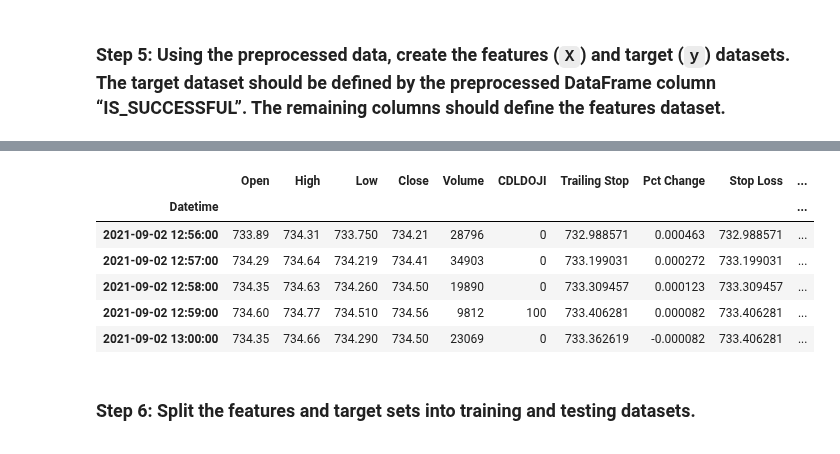
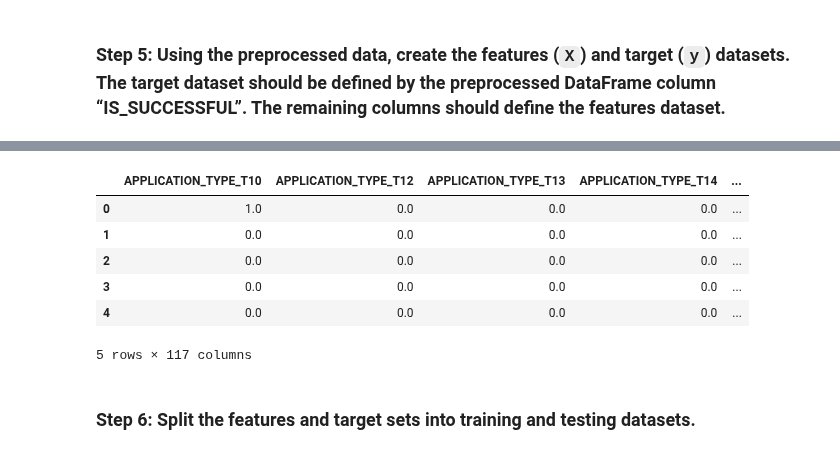
Before and after one commit to rdillens/Algo_Signals, a Jupyter notebook: venture_funding_with_deep_learning.ipynb, the cells around one changed output, grey strips where cells are left out. Saved outputs shown, nothing was run; the diff lists cells and outputs as text; code cells hidden in the pictures.

```diff
--- a/venture_funding_with_deep_learning.ipynb
+++ b/venture_funding_with_deep_learning.ipynb
@@ -76,0 +167,14 @@ Name: Trade Signal, dtype: int64
+# %%
+# Create a OneHotEncoder instance
+enc = OneHotEncoder(sparse=False)
+# %%
+# Encode the categorcal variables using OneHotEncoder
+encoded_data = enc.fit_transform(applicant_data_df[categorical_variables])
+# %%
+# Create a DataFrame with the encoded variables
+encoded_df = pd.DataFrame(
+    encoded_data,
+    columns = enc.get_feature_names(categorical_variables)
+)
+# Review the DataFrame
+display(encoded_df.head())
@@ -76,0 +193,6 @@ Name: Trade Signal, dtype: int64
+# %%
+# Add the numerical variables from the original DataFrame to the one-hot encoding DataFrame
+encoded_df = pd.concat([encoded_df, applicant_data_df['ASK_AMT']], axis=1)
+
+# Review the Dataframe
+display(encoded_df.head())
@@ -93,17 +222,17 @@ Name: Trade Signal, dtype: float64
 # %%
 # Define features set X by selecting all columns but IS_SUCCESSFUL
-X = indicators_df.drop(columns=['Trade Signal'])
+X = encoded_df
 
 # Review the features DataFrame
 display(X.head())
 # %% [output]
-|  | Open | High | Low | Close | Volume | CDLDOJI | Trailing Stop | Pct Change | Stop Loss | ... |
-| Datetime |  |  |  |  |  |  |  |  |  | ... |
-| 2021-09-02 12:56:00 | 733.89 | 734.31 | 733.750 | 734.21 | 28796 | 0 | 732.988571 | 0.000463 | 732.988571 | ... |
-| 2021-09-02 12:57:00 | 734.29 | 734.64 | 734.219 | 734.41 | 34903 | 0 | 733.199031 | 0.000272 | 733.199031 | ... |
-| 2021-09-02 12:58:00 | 734.35 | 734.63 | 734.260 | 734.50 | 19890 | 0 | 733.309457 | 0.000123 | 733.309457 | ... |
-| 2021-09-02 12:59:00 | 734.60 | 734.77 | 734.510 | 734.56 | 9812 | 100 | 733.406281 | 0.000082 | 733.406281 | ... |
-| 2021-09-02 13:00:00 | 734.35 | 734.66 | 734.290 | 734.50 | 23069 | 0 | 733.362619 | -0.000082 | 733.406281 | ... |
+|  | APPLICATION_TYPE_T10 | APPLICATION_TYPE_T12 | APPLICATION_TYPE_T13 | APPLICATION_TYPE_T14 | ... |
+| 0 | 1.0 | 0.0 | 0.0 | 0.0 | ... |
+| 1 | 0.0 | 0.0 | 0.0 | 0.0 | ... |
+| 2 | 0.0 | 0.0 | 0.0 | 0.0 | ... |
+| 3 | 0.0 | 0.0 | 0.0 | 0.0 | ... |
+| 4 | 0.0 | 0.0 | 0.0 | 0.0 | ... |
+5 rows × 117 columns
 # %% [markdown]
 ### Step 6: Split the features and target sets into training and testing datasets.
 # %%
```
Also changed, not shown: parts of 53 cells of this notebook, 1 other file.
